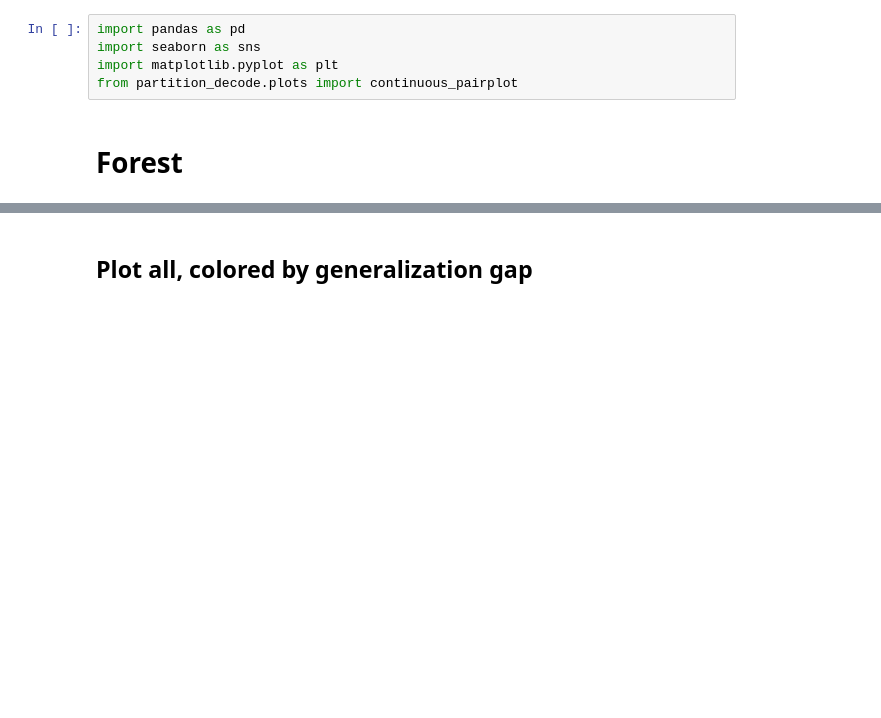
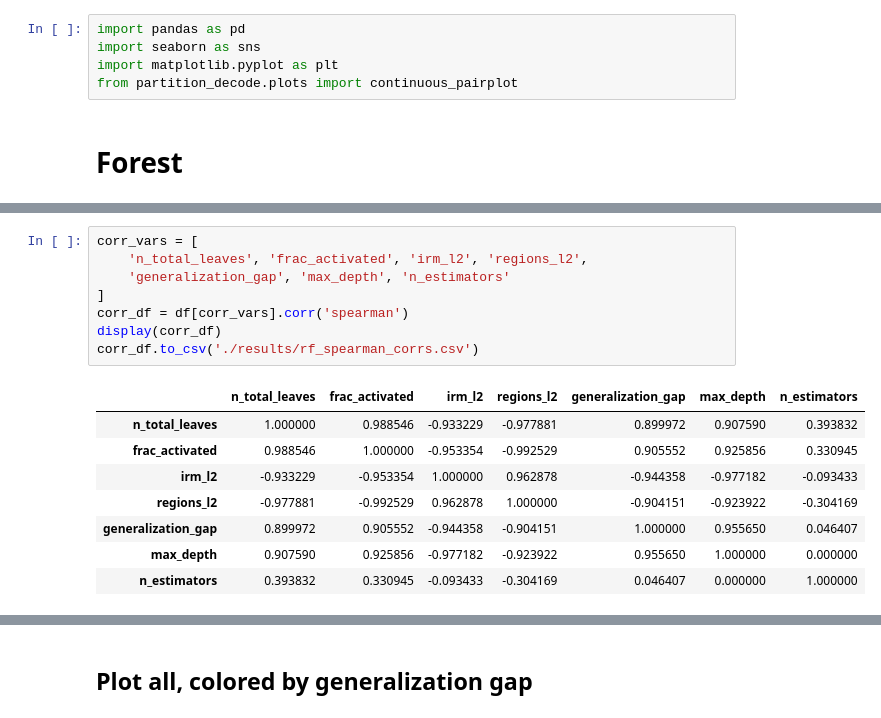
Before and after one commit to rflperry/double_descent, a Jupyter notebook: experiments/xor/plot_results.ipynb, the cells around one changed output, grey strips where cells are left out. Saved outputs shown, nothing was run; the diff lists cells and outputs as text; blank space fills up the shorter version.

```diff
--- a/experiments/xor/plot_results.ipynb
+++ b/experiments/xor/plot_results.ipynb
@@ -39,3 +40,20 @@ df.head(5)
+# %%
+corr_vars = [
+    'n_total_leaves', 'frac_activated', 'irm_l2', 'regions_l2',
+    'generalization_gap', 'max_depth', 'n_estimators'
+]
+corr_df = df[corr_vars].corr('spearman')
+display(corr_df)
+corr_df.to_csv('./results/rf_spearman_corrs.csv')
+# %% [output]
+|  | n_total_leaves | frac_activated | irm_l2 | regions_l2 | generalization_gap | max_depth | n_estimators |
+| n_total_leaves | 1.000000 | 0.988546 | -0.933229 | -0.977881 | 0.899972 | 0.907590 | 0.393832 |
+| frac_activated | 0.988546 | 1.000000 | -0.953354 | -0.992529 | 0.905552 | 0.925856 | 0.330945 |
+| irm_l2 | -0.933229 | -0.953354 | 1.000000 | 0.962878 | -0.944358 | -0.977182 | -0.093433 |
+| regions_l2 | -0.977881 | -0.992529 | 0.962878 | 1.000000 | -0.904151 | -0.923922 | -0.304169 |
+| generalization_gap | 0.899972 | 0.905552 | -0.944358 | -0.904151 | 1.000000 | 0.955650 | 0.046407 |
+| max_depth | 0.907590 | 0.925856 | -0.977182 | -0.923922 | 0.955650 | 1.000000 | 0.000000 |
+| n_estimators | 0.393832 | 0.330945 | -0.093433 | -0.304169 | 0.046407 | 0.000000 | 1.000000 |
 # %%
 sns.set_style('white')
 sns.set_context('notebook')
```
Also changed, not shown: parts of 6 cells of this notebook, 3 other files.
